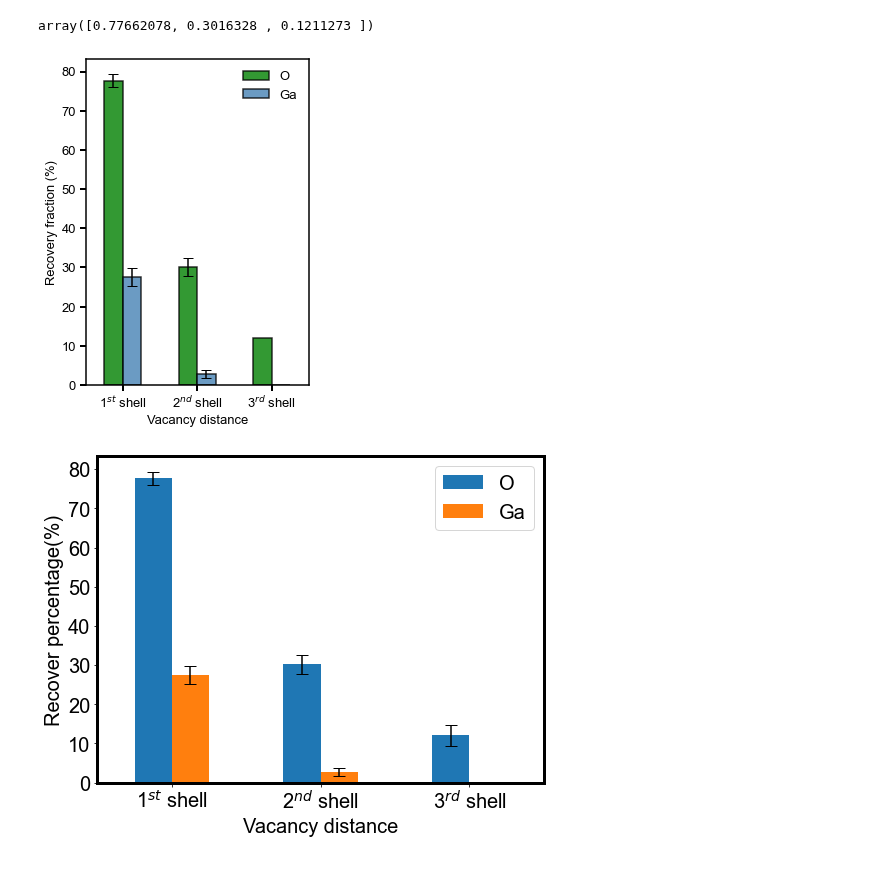
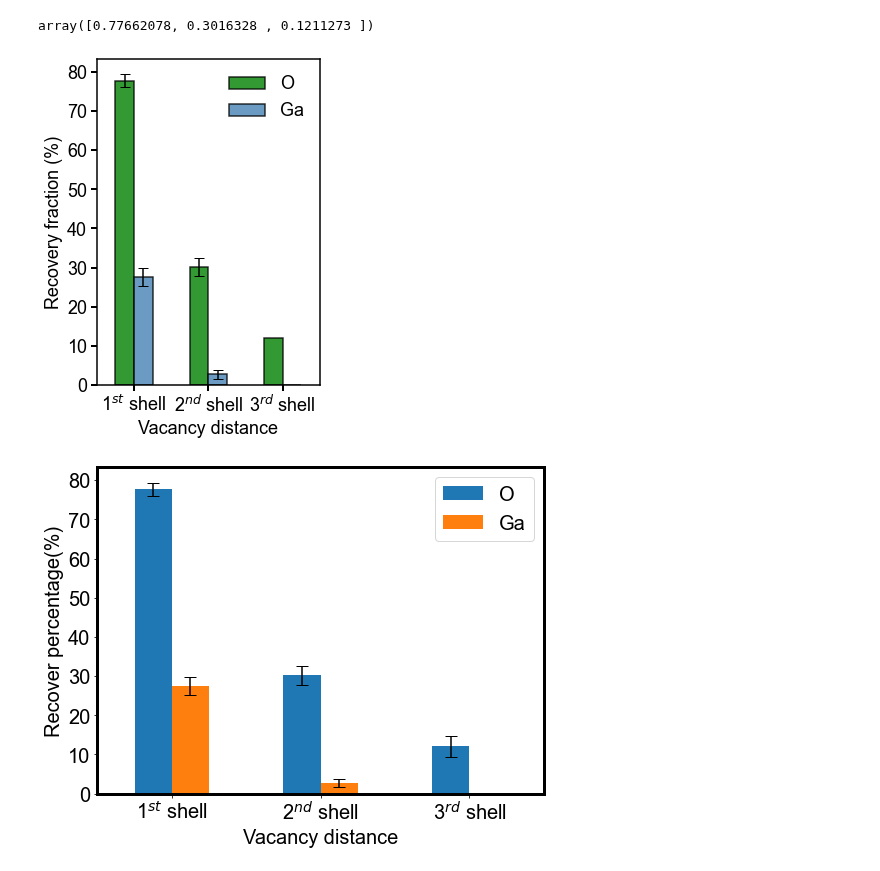
Before and after one commit to HE-RU10/ga2o3, a Jupyter notebook: FP_recover_ws.ipynb, the cells around one changed output. Drawn from its saved outputs; the diff is of its cells as text; code cells hidden in the pictures.

```diff
--- a/FP_recover_ws.ipynb
+++ b/FP_recover_ws.ipynb
@@ -41,28 +41,28 @@ total_err=total_err*100
 # %%
 # Define colors for each bar
 bar_colors = [ 'green', 'steelblue']
-total_m.T.plot(kind='bar', yerr=total_err.T, rot=0, alpha=0.8,edgecolor='black', linewidth=1.5, fontsize=13, capsize=10, error_kw={'capsize': 5},color=bar_colors)
+total_m.T.plot(kind='bar', yerr=total_err.T, rot=0, alpha=0.8,edgecolor='black', linewidth=1.5, fontsize=18, capsize=10, error_kw={'capsize': 5},color=bar_colors)
 plt.xticks(range(3), ['1$^{st}$ shell', '2$^{nd}$ shell', '3$^{rd}$ shell'])
-plt.xlabel('Vacancy distance', fontsize=13)
-plt.ylabel('Recovery fraction (%)', fontsize=13)
+plt.xlabel('Vacancy distance', fontsize=18)
+plt.ylabel('Recovery fraction (%)', fontsize=18)
 
 # Set figure size
 plt.rcParams["figure.figsize"] = (4, 6)
 
 # Set font family
 plt.rcParams["font.family"] = "arial"
 
 # Change the figure frame (border) line width
 plt.rcParams['axes.linewidth'] = 1.5
 
 # Remove legend frame
-plt.legend(fontsize=13, frameon=False)
-plt.tick_params(axis='x', width=2,length=6,labelsize=13)
-plt.tick_params(axis='y', width=2,length=6,labelsize=13)
+plt.legend(fontsize=18, frameon=False)
+plt.tick_params(axis='x', width=2,length=6,labelsize=18)
+plt.tick_params(axis='y', width=2,length=6,labelsize=18)
 # Show the plot
 plt.show()
 # %% [output]
-[figure, old version]
+[figure, new version]
 # %%
 import matplotlib.pyplot as plt
 import pandas as pd
```
Also changed, not shown: 2 other files.
